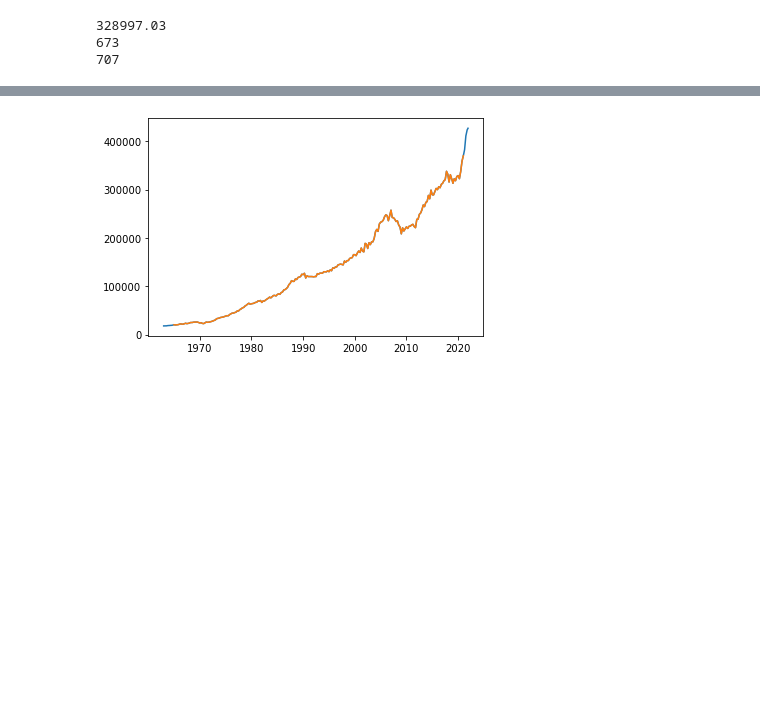
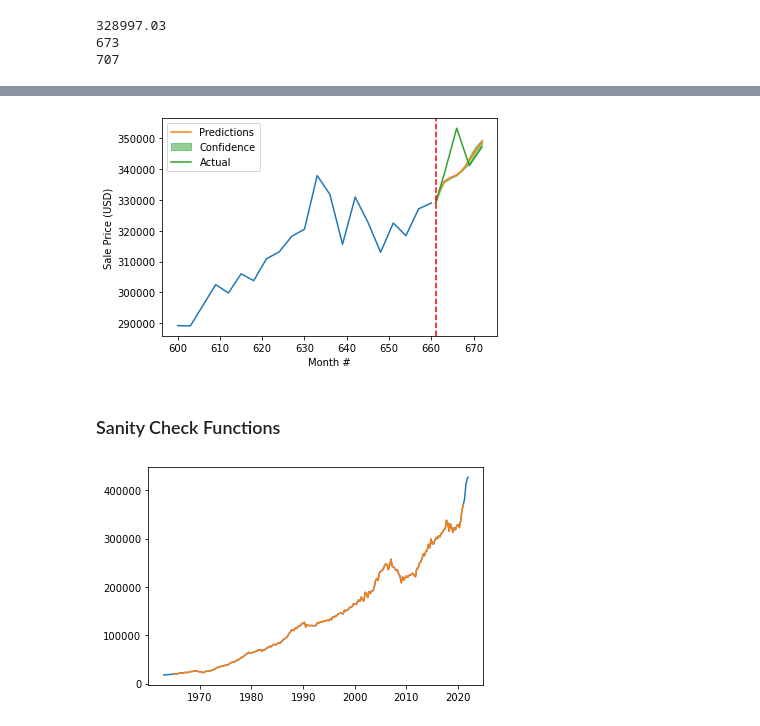
Before and after one commit to hsdistefa/mas-thesis, a Jupyter notebook: Model2.ipynb, the cells around one changed output, grey strips where cells are left out. Saved outputs shown, nothing was run; the diff lists cells and outputs as text; code cells hidden in the pictures; blank space fills up the shorter version.

```diff
--- a/Model2.ipynb
+++ b/Model2.ipynb
@@ -413,0 +430,14 @@ plt.show()
+# %%
+all_predictions = []
+for i in range(2):
+    torch.manual_seed(i)
+
+    model = LSTM(N_CLASSES,
+            INPUT_SIZE,
+            HIDDEN_SIZE,
+            N_LAYERS
+           )
+    print('------------TRAINING MODEL {}--------------'.format(i+1))
+    train_loss, test_loss = train_model(model)
+
+    all_predictions.append(get_predictions(model, X_val_tensors, FIRST_TARGET))
@@ -414,3 +481,40 @@ plt.show()
+# %%
+# Plot model average predictions with std devs
+
+def plot_actual_vs_pred_multimodel(test_predictions, test_actual, actual_final, plot_savename):
+    N = len(actual_final)
+
+    test_predictions = np.array(test_predictions)
+    avg_pred = test_predictions.mean(axis=0)
+    std_pred = test_predictions.std(axis=0)
+
+    actual_slice = [i for i in range(600, N - OUT_SEQ_LENGTH)]
+    pred_slice = [i for i in range(N - OUT_SEQ_LENGTH, N)]
+    plt.plot(actual_slice, actual_final[600:N - OUT_SEQ_LENGTH])
+    plt.plot(pred_slice, avg_pred, label='Predictions')
+    plt.fill_between(pred_slice,  # Fill confidence inter
+                     avg_pred + std_pred,
+                     avg_pred - std_pred,
+                     alpha=0.5,
+                     color='C2',
+                     label='Confidence')
+    plt.plot(pred_slice, test_actual, label='Actual')
+    plt.axvline(x=len(actual_final)-OUT_SEQ_LENGTH, c='red', linestyle='--')
+
+
+    plt.legend()
+    plt.xlabel('Month #')
+    plt.ylabel('Sale Price (USD)')
+    plt.savefig(plot_savename, bbox_inches='tight')
+    plt.show()
+
+
+plot_name = 'figures/actual_vs_pred_multimodel.png'
+plot_actual_vs_pred_multimodel(all_predictions, test_actual, actual_final, plot_name)
+# %% [output]
+[figure, added]
+# %% [markdown]
+### Sanity Check Functions
 # %%
 # Reverse transform sanity check
 actual_df = pd.DataFrame(actual_final, index=df_raw['MSPUS'].index[first_idx:-11])
```
Also changed, not shown: parts of 10 cells of this notebook, 5 other files.
